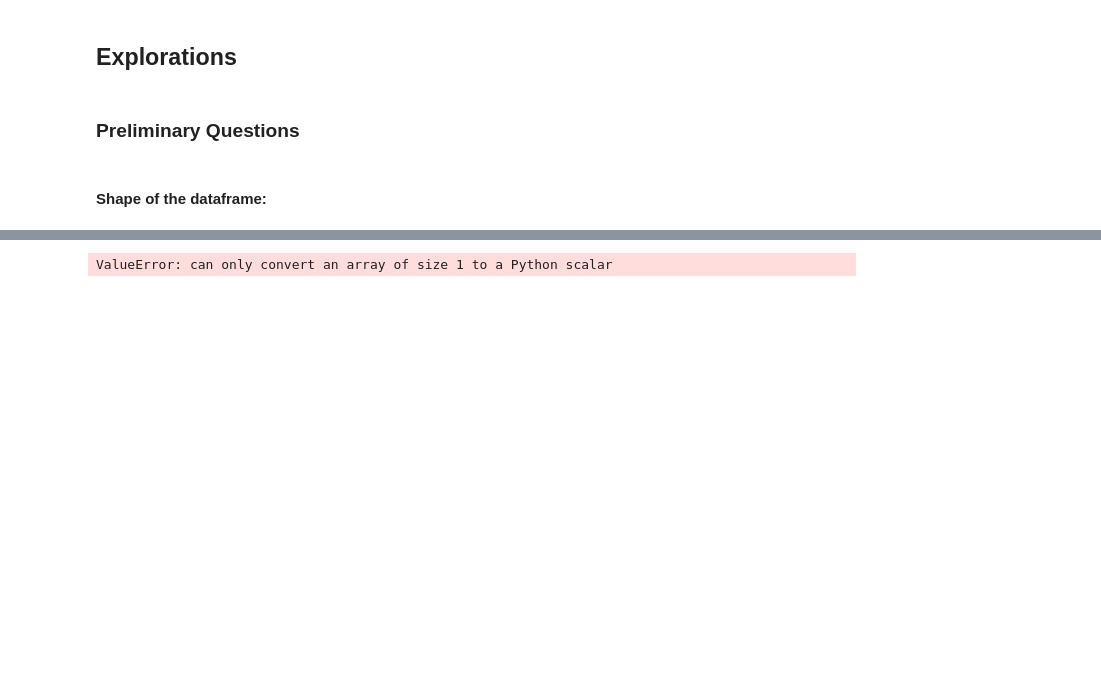
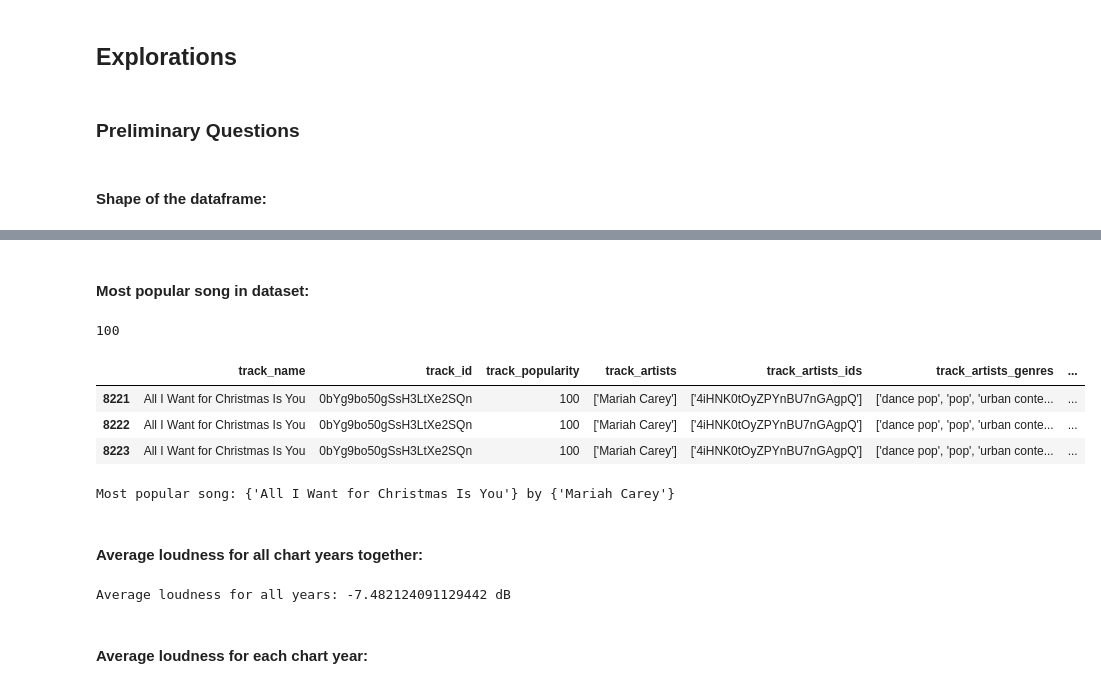
Before and after one commit to katieravenwood/Spotify-Five-Year-Analysis-Project, a Jupyter notebook: notebooks/ExploratoryAnalysis.ipynb, the cells around one changed output, grey strips where cells are left out. Cells and saved outputs as stored; diff of their text form; code cells hidden in the pictures; blank space fills up the shorter version.

```diff
--- a/notebooks/ExploratoryAnalysis.ipynb
+++ b/notebooks/ExploratoryAnalysis.ipynb
@@ -17,6 +17,3 @@ pd.set_option('display.max_columns', 500)
 ### Import All Chart Tracks Table
 # %%
 df1=pd.read_csv("../data/AllChartAlbumTracksRecoded.csv")
-# %%
-df1 = df1.drop("Unnamed: 0", axis=1)
-df1
@@ -104,4 +86,25 @@ Dataframe shape: (16505, 51)
+# %% [markdown]
+#### Most popular song in dataset:
+# %%
+np.max(df4['track_popularity'])
+# %% [output]
+100
+# %%
+df4.loc[df4['track_popularity'] == 100]
+# %% [output]
+|  | track_name | track_id | track_popularity | track_artists | track_artists_ids | track_artists_genres | ... |
+| 8221 | All I Want for Christmas Is You | 0bYg9bo50gSsH3LtXe2SQn | 100 | ['Mariah Carey'] | ['4iHNK0tOyZPYnBU7nGAgpQ'] | ['dance pop', 'pop', 'urban conte... | ... |
+| 8222 | All I Want for Christmas Is You | 0bYg9bo50gSsH3LtXe2SQn | 100 | ['Mariah Carey'] | ['4iHNK0tOyZPYnBU7nGAgpQ'] | ['dance pop', 'pop', 'urban conte... | ... |
+| 8223 | All I Want for Christmas Is You | 0bYg9bo50gSsH3LtXe2SQn | 100 | ['Mariah Carey'] | ['4iHNK0tOyZPYnBU7nGAgpQ'] | ['dance pop', 'pop', 'urban conte... | ... |
 # %%
-print(f"Most popular song: {df4[df4['track_popularity'] == 100]['track_name'].item()}")
+print(f"Most popular song: {set(df4[df4['track_popularity'] == 100]['track_name'].tolist())}" f" by {set(df4[df4['track_popularity'] == 100]['track_artist'].tolist())}\n")
 # %% [output]
-ValueError: can only convert an array of size 1 to a Python scalar
+Most popular song: {'All I Want for Christmas Is You'} by {'Mariah Carey'}
+# %% [markdown]
+#### Average loudness for all chart years together:
+# %%
+print(f"Average loudness for all years: {np.mean(df4['loudness'])} dB\n")
+# %% [output]
+Average loudness for all years: -7.482124091129442 dB
+# %% [markdown]
+#### Average loudness for each chart year:
```
Also changed, not shown: parts of 19 cells of this notebook, 4 other files.
